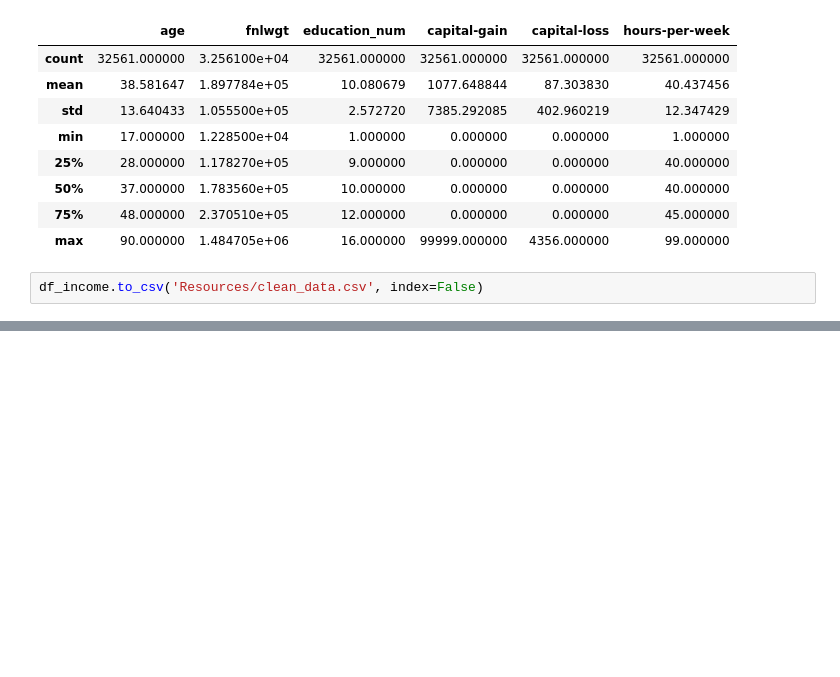
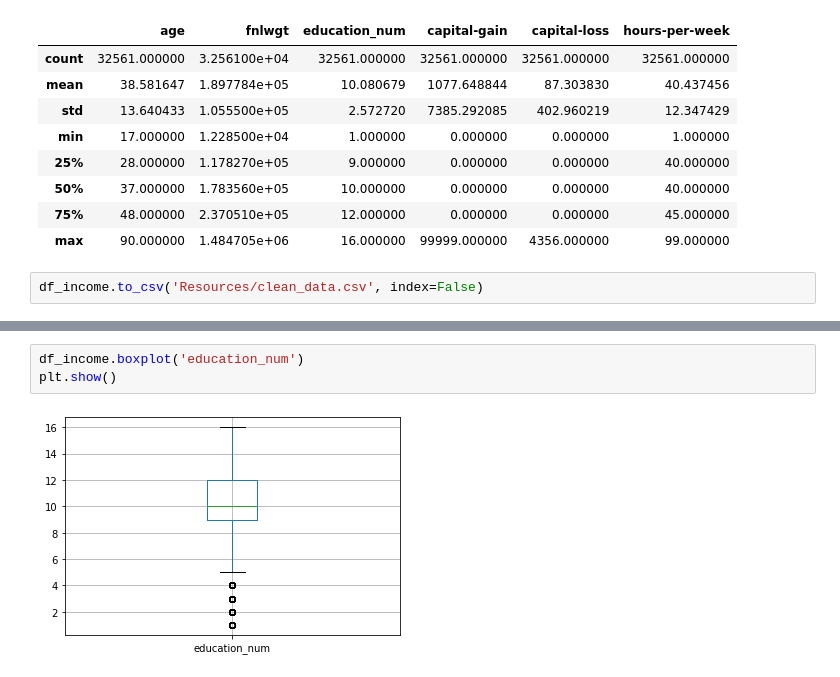
Before and after one commit to pandeysudip/income-prediction, a Jupyter notebook: data_cleaning.ipynb, the cells around one changed output, grey strips where cells are left out. Saved outputs shown, nothing was run; the diff lists cells and outputs as text; blank space fills up the shorter version.

```diff
--- a/data_cleaning.ipynb
+++ b/data_cleaning.ipynb
@@ -120,0 +158,5 @@ df_income.to_csv('Resources/clean_data.csv', index=False)
+# %%
+df_income.boxplot('education_num')
+plt.show()
+# %% [output]
+[figure, added]
```
Also changed, not shown: parts of 11 cells of this notebook.
